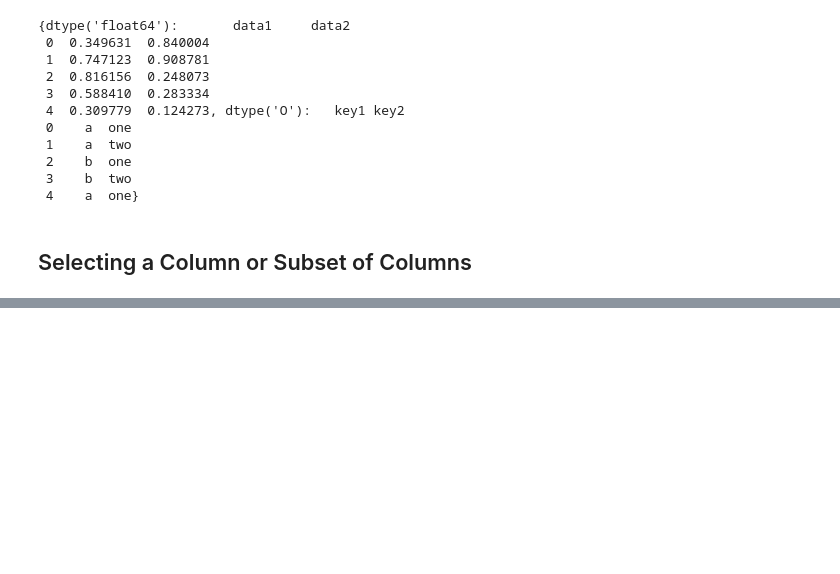
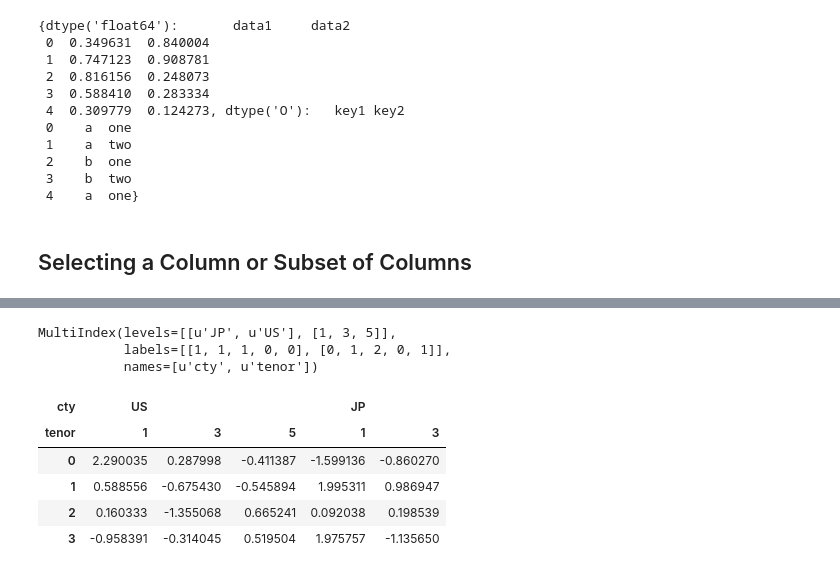
Before and after one commit to khanh96le/python_data_build, a Jupyter notebook: chapter9/chapter9_note.ipynb, the cells around one changed output, grey strips where cells are left out. Saved outputs shown, nothing was run; the diff lists cells and outputs as text; code cells hidden in the pictures; blank space fills up the shorter version.

```diff
--- a/chapter9/chapter9_note.ipynb
+++ b/chapter9/chapter9_note.ipynb
@@ -223,0 +327,21 @@ dict(list(grouped))
+# %%
+columns = pd.MultiIndex.from_arrays([
+        ['US', 'US', 'US', 'JP', 'JP'],
+        [1, 3, 5, 1, 3]],
+        names=['cty', 'tenor']
+    )
+columns
+# %% [output]
+MultiIndex(levels=[[u'JP', u'US'], [1, 3, 5]],
+           labels=[[1, 1, 1, 0, 0], [0, 1, 2, 0, 1]],
+           names=[u'cty', u'tenor'])
+# %%
+hier_df = DataFrame(np.random.randn(4,5), columns=columns)
+hier_df
+# %% [output]
+| cty | US |  |  | JP |  |
+| tenor | 1 | 3 | 5 | 1 | 3 |
+| 0 | 2.290035 | 0.287998 | -0.411387 | -1.599136 | -0.860270 |
+| 1 | 0.588556 | -0.675430 | -0.545894 | 1.995311 | 0.986947 |
+| 2 | 0.160333 | -1.355068 | 0.665241 | 0.092038 | 0.198539 |
+| 3 | -0.958391 | -0.314045 | 0.519504 | 1.975757 | -1.135650 |
```
Also changed, not shown: parts of 28 cells of this notebook, 4 other files.
